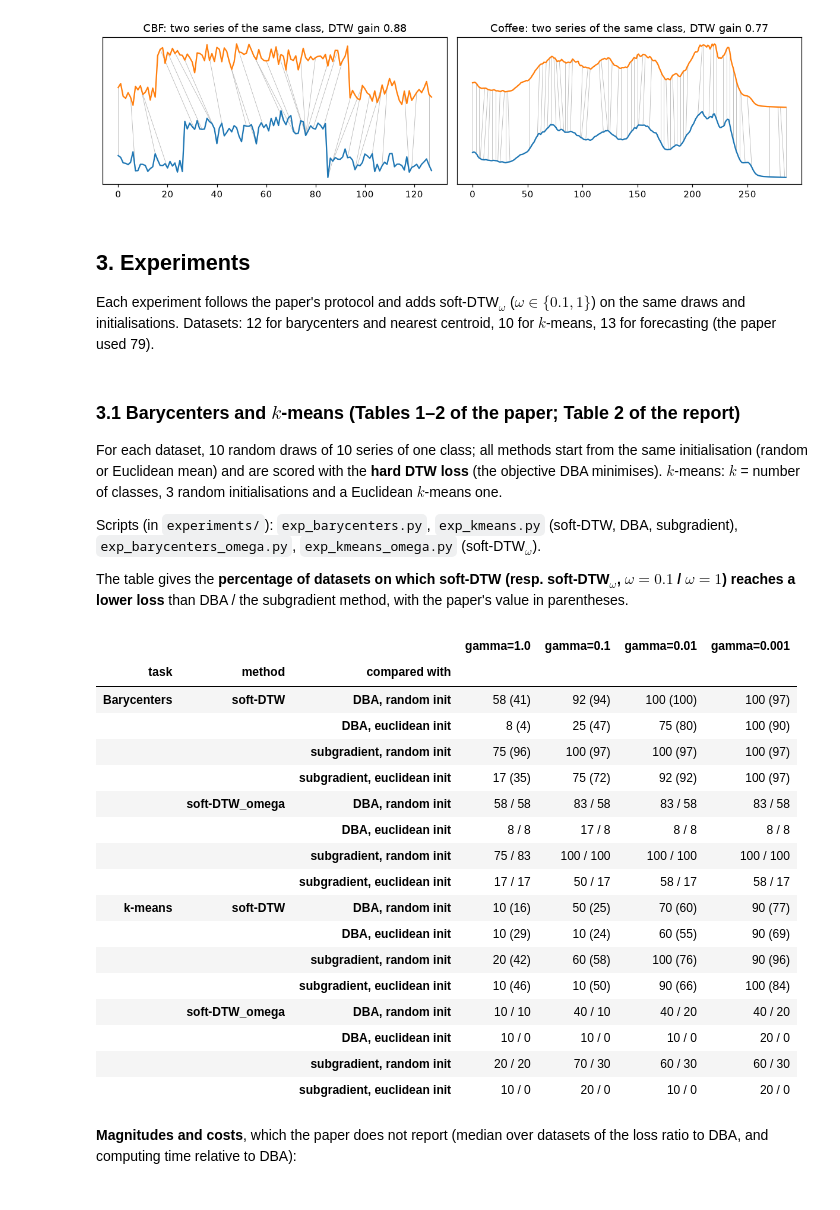
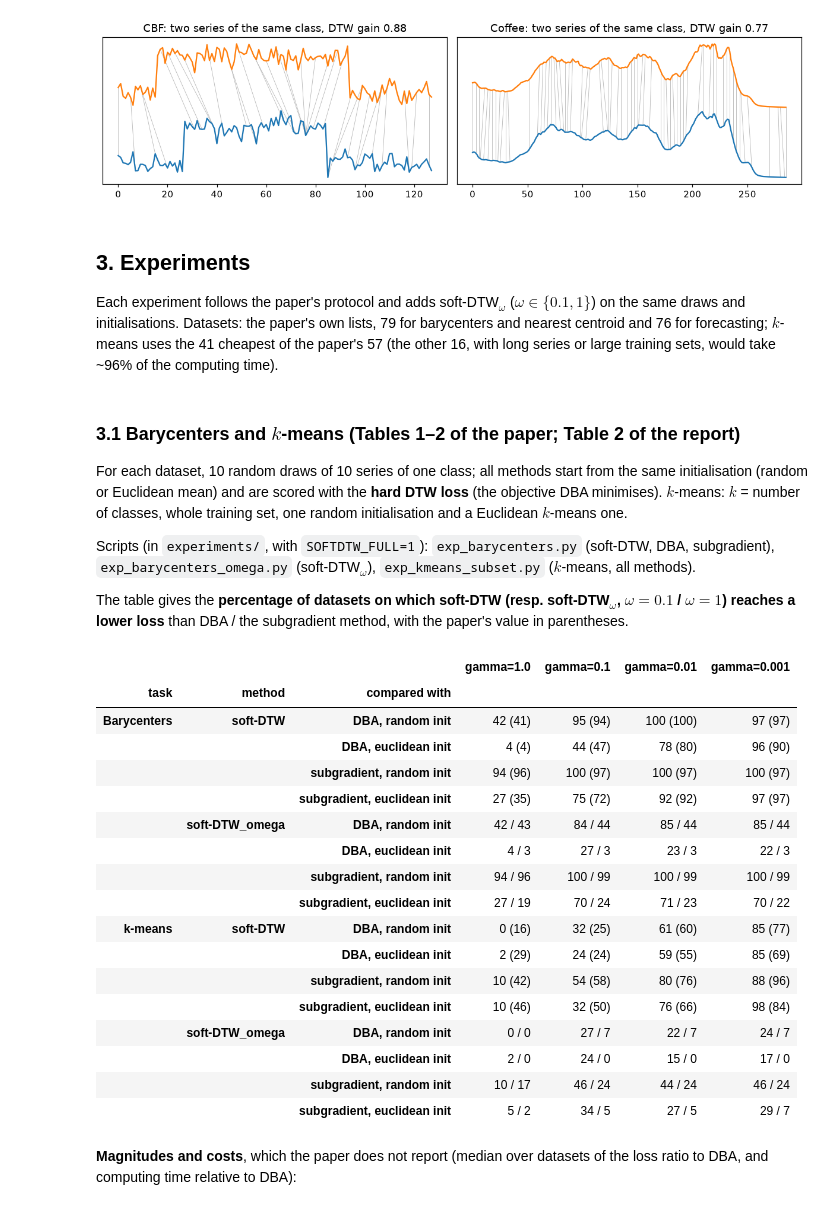
Before and after one commit to PabloAlmendralejo/MVA, a Jupyter notebook: Time Series/Final Project/notebook.ipynb, the cells around one changed output. Drawn from its saved outputs; the diff is of its cells as text; code cells hidden in the pictures.

```diff
--- a/Time Series/Final Project/notebook.ipynb
+++ b/Time Series/Final Project/notebook.ipynb
@@ -234,71 +234,70 @@ plt.tight_layout(); plt.show()
 [figure]
 # %% [markdown]
 ## 3. Experiments
-Each experiment follows the paper's protocol and adds soft-DTW$_\omega$ ($\omega\in\{0.1,1\}$) on the same draws and initialisations. Datasets: 12 for barycenters and nearest centroid, 10 for $k$-means, 13 for forecasting (the paper used 79).
+Each experiment follows the paper's protocol and adds soft-DTW$_\omega$ ($\omega\in\{0.1,1\}$) on the same draws and initialisations. Datasets: the paper's own lists, 79 for barycenters and nearest centroid and 76 for forecasting; $k$-means uses the 41 cheapest of the paper's 57 (the other 16, with long series or large training sets, would take ~96% of the computing time).
 # %% [markdown]
 ### 3.1 Barycenters and $k$-means (Tables 1–2 of the paper; Table 2 of the report)
-For each dataset, 10 random draws of 10 series of one class; all methods start from the same initialisation (random or Euclidean mean) and are scored with the **hard DTW loss** (the objective DBA minimises). $k$-means: $k$ = number of classes, 3 random initialisations and a Euclidean $k$-means one.
+For each dataset, 10 random draws of 10 series of one class; all methods start from the same initialisation (random or Euclidean mean) and are scored with the **hard DTW loss** (the objective DBA minimises). $k$-means: $k$ = number of classes, whole training set, one random initialisation and a Euclidean $k$-means one.
 
-Scripts (in `experiments/`): `exp_barycenters.py`, `exp_kmeans.py` (soft-DTW, DBA, subgradient), `exp_barycenters_omega.py`, `exp_kmeans_omega.py` (soft-DTW$_\omega$).
+Scripts (in `experiments/`, with `SOFTDTW_FULL=1`): `exp_barycenters.py` (soft-DTW, DBA, subgradient), `exp_barycenters_omega.py` (soft-DTW$_\omega$), `exp_kmeans_subset.py` ($k$-means, all methods).
 
 The table gives the **percentage of datasets on which soft-DTW (resp. soft-DTW$_\omega$, $\omega=0.1$ / $\omega=1$) reaches a lower loss** than DBA / the subgradient method, with the paper's value in parentheses.
 # %%
-bary = pd.read_csv("results/barycenters.csv")
-km = pd.read_csv("results/kmeans.csv")
-bary_om = pd.concat([pd.read_csv("results/barycenters_omega.csv"),
-                     pd.read_csv("results/barycenters_omega_extra.csv")])
+bary = pd.read_csv("results_full/barycenters.csv")
+km = pd.read_csv("results_full/kmeans_subset.csv")
+km_om, km = km[km.method == "soft-DTW_omega"], km[km.method != "soft-DTW_omega"]
+bary_om = pd.read_csv("results_full/barycenters_omega.csv")
 bary_om = bary_om[bary_om.method == "soft-DTW_omega"].rename(columns={"train_loss": "loss"})
-km_om = pd.read_csv("results/kmeans_omega.csv")
 
-PAPER = {  # Tables 1 and 2 of the paper (79 datasets)
+PAPER = {  # Tables 1 and 2 of the paper (79 and 57 / 58 datasets)
     ("Barycenters", "DBA", "random"): [41, 94, 100, 97], ("Barycenters", "DBA", "euclidean"): [4, 47, 80, 90],
     ("Barycenters", "subgradient", "random"): [96, 97, 97, 97], ("Barycenters", "subgradient", "euclidean"): [35, 72, 92, 97],
     ("k-means", "DBA", "random"): [16, 25, 60, 77], ("k-means", "DBA", "euclidean"): [29, 24, 55, 69],
     ("k-means", "subgradient", "random"): [42, 58, 76, 96], ("k-means", "subgradient", "euclidean"): [46, 50, 66, 84]}
 
 def per_dataset(df, val, **cond):
     for k, v in cond.items():
         df = df[df[k] == v]
     return df.groupby("dataset")[val].mean()   # mean over draws / seeds
 
 def win_rate(a, b):
     return round(100 * (a < b.reindex(a.index)).mean())
 
 rows = []
 for task, df, df_om, val in [("Barycenters", bary, bary_om, "loss"), ("k-means", km, km_om, "energy")]:
     for method in ["soft-DTW", "soft-DTW_omega"]:
         for ref in ["DBA", "subgradient"]:
             for init in ["random", "euclidean"]:
                 r = per_dataset(df, val, method=ref, init=init)
                 row = {"task": task, "method": method, "compared with": f"{ref}, {init} init"}
                 for k, g in enumerate(GAMMAS):
                     if method == "soft-DTW":
                         ours = win_rate(per_dataset(df, val, method=method, gamma=g, init=init), r)
                         row[f"gamma={g}"] = f"{ours} ({PAPER[task, ref, init][k]})"
                     else:
                         w = [win_rate(per_dataset(df_om, val, gamma=g, omega=om, init=init), r) for om in (0.1, 1.0)]
                         row[f"gamma={g}"] = f"{w[0]} / {w[1]}"
                 rows.append(row)
 pd.DataFrame(rows).set_index(["task", "method", "compared with"])
 # %% [output]
 |  |  |  | gamma=1.0 | gamma=0.1 | gamma=0.01 | gamma=0.001 |
 | task | method | compared with |  |  |  |  |
-| Barycenters | soft-DTW | DBA, random init | 58 (41) | 92 (94) | 100 (100) | 100 (97) |
-|  |  | DBA, euclidean init | 8 (4) | 25 (47) | 75 (80) | 100 (90) |
-|  |  | subgradient, random init | 75 (96) | 100 (97) | 100 (97) | 100 (97) |
-|  |  | subgradient, euclidean init | 17 (35) | 75 (72) | 92 (92) | 100 (97) |
-|  | soft-DTW_omega | DBA, random init | 58 / 58 | 83 / 58 | 83 / 58 | 83 / 58 |
-|  |  | DBA, euclidean init | 8 / 8 | 17 / 8 | 8 / 8 | 8 / 8 |
-|  |  | subgradient, random init | 75 / 83 | 100 / 100 | 100 / 100 | 100 / 100 |
-|  |  | subgradient, euclidean init | 17 / 17 | 50 / 17 | 58 / 17 | 58 / 17 |
-| k-means | soft-DTW | DBA, random init | 10 (16) | 50 (25) | 70 (60) | 90 (77) |
-|  |  | DBA, euclidean init | 10 (29) | 10 (24) | 60 (55) | 90 (69) |
-|  |  | subgradient, random init | 20 (42) | 60 (58) | 100 (76) | 90 (96) |
-|  |  | subgradient, euclidean init | 10 (46) | 10 (50) | 90 (66) | 100 (84) |
-|  | soft-DTW_omega | DBA, random init | 10 / 10 | 40 / 10 | 40 / 20 | 40 / 20 |
-|  |  | DBA, euclidean init | 10 / 0 | 10 / 0 | 10 / 0 | 20 / 0 |
-|  |  | subgradient, random init | 20 / 20 | 70 / 30 | 60 / 30 | 60 / 30 |
-|  |  | subgradient, euclidean init | 10 / 0 | 20 / 0 | 10 / 0 | 20 / 0 |
+| Barycenters | soft-DTW | DBA, random init | 42 (41) | 95 (94) | 100 (100) | 97 (97) |
+|  |  | DBA, euclidean init | 4 (4) | 44 (47) | 78 (80) | 96 (90) |
+|  |  | subgradient, random init | 94 (96) | 100 (97) | 100 (97) | 100 (97) |
+|  |  | subgradient, euclidean init | 27 (35) | 75 (72) | 92 (92) | 97 (97) |
+|  | soft-DTW_omega | DBA, random init | 42 / 43 | 84 / 44 | 85 / 44 | 85 / 44 |
+|  |  | DBA, euclidean init | 4 / 3 | 27 / 3 | 23 / 3 | 22 / 3 |
+|  |  | subgradient, random init | 94 / 96 | 100 / 99 | 100 / 99 | 100 / 99 |
+|  |  | subgradient, euclidean init | 27 / 19 | 70 / 24 | 71 / 23 | 70 / 22 |
+| k-means | soft-DTW | DBA, random init | 0 (16) | 32 (25) | 61 (60) | 85 (77) |
+|  |  | DBA, euclidean init | 2 (29) | 24 (24) | 59 (55) | 85 (69) |
+|  |  | subgradient, random init | 10 (42) | 54 (58) | 80 (76) | 88 (96) |
+|  |  | subgradient, euclidean init | 10 (46) | 32 (50) | 76 (66) | 98 (84) |
+|  | soft-DTW_omega | DBA, random init | 0 / 0 | 27 / 7 | 22 / 7 | 24 / 7 |
+|  |  | DBA, euclidean init | 2 / 0 | 24 / 0 | 15 / 0 | 17 / 0 |
+|  |  | subgradient, random init | 10 / 17 | 46 / 24 | 44 / 24 | 46 / 24 |
+|  |  | subgradient, euclidean init | 5 / 2 | 34 / 5 | 27 / 5 | 29 / 7 |
 # %% [markdown]
 **Magnitudes and costs**, which the paper does not report (median over datasets of the loss ratio to DBA, and computing time relative to DBA):
 # %%
```
Also changed, not shown: parts of 14 cells of this notebook, 1 other file.
